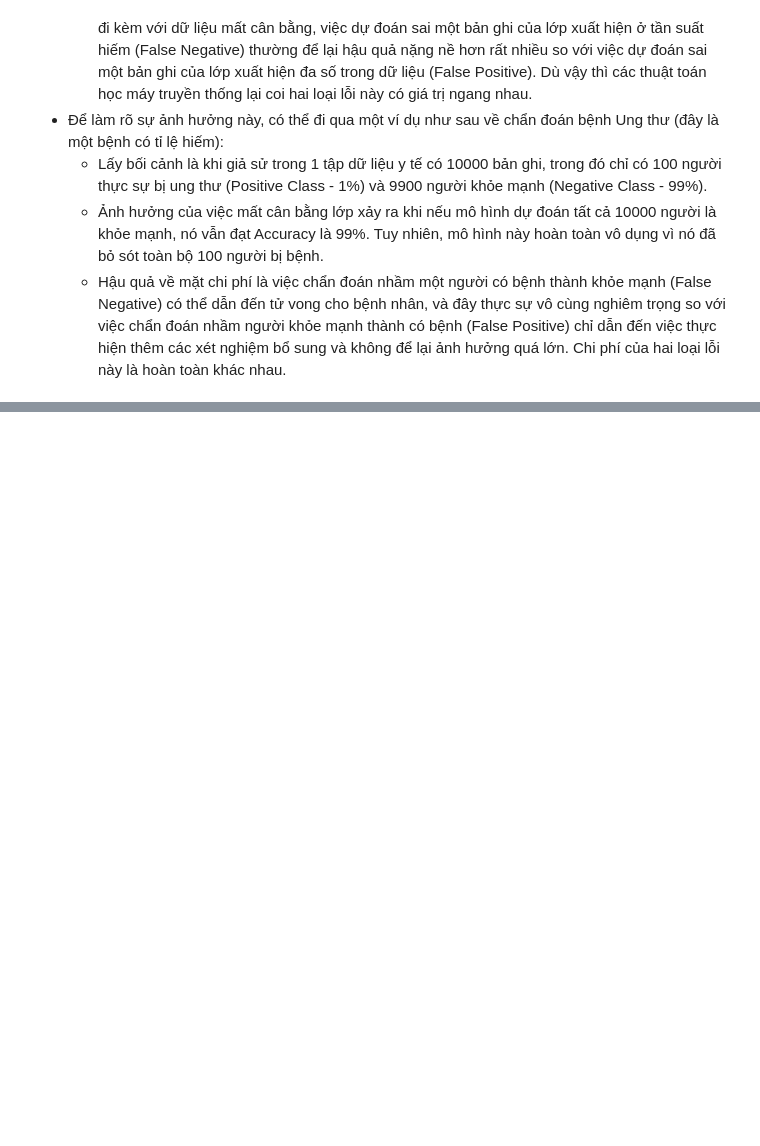
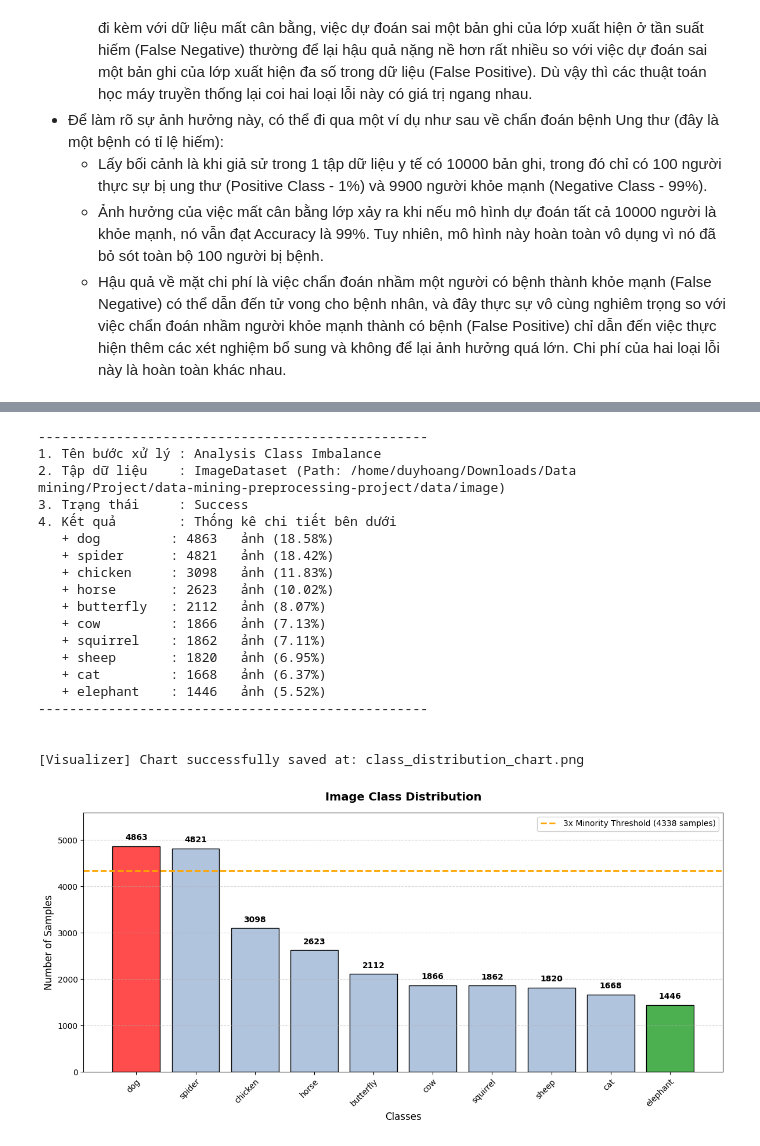
Before and after one commit to Taylor3691/mining-beyond-boundaries, a Jupyter notebook: notebooks/Hoang-image.imbalance.analysis.ipynb, the cells around one changed output, grey strips where cells are left out. Drawn from its saved outputs; the diff is of its cells as text; code cells hidden in the pictures; blank space fills up the shorter version.

Commit message:
feature: add Image Imbalance Analysis

```diff
--- a/notebooks/Hoang-image.imbalance.analysis.ipynb
+++ b/notebooks/Hoang-image.imbalance.analysis.ipynb
@@ -45,0 +65,29 @@
+# %%
+dataset = ImageDataset(path=PATH_FOLDER_IMAGE_RAW)
+
+# Khởi tạo Service
+imbalance_service = Imbalance()
+
+# Thực thi Service trên tập dữ liệu gốc
+class_counts_dict = dataset.accept(imbalance_service)
+# %% [output]
+--------------------------------------------------
+1. Tên bước xử lý : Analysis Class Imbalance
+2. Tập dữ liệu    : ImageDataset (Path: /home/duyhoang/Downloads/Data mining/Project/data-mining-preprocessing-project/data/image)
+3. Trạng thái     : Success
+4. Kết quả        : Thống kê chi tiết bên dưới
+   + dog         : 4863   ảnh (18.58%)
+   + spider      : 4821   ảnh (18.42%)
+   + chicken     : 3098   ảnh (11.83%)
+   + horse       : 2623   ảnh (10.02%)
+   + butterfly   : 2112   ảnh (8.07%)
+   + cow         : 1866   ảnh (7.13%)
+   + squirrel    : 1862   ảnh (7.11%)
+   + sheep       : 1820   ảnh (6.95%)
+   + cat         : 1668   ảnh (6.37%)
+   + elephant    : 1446   ảnh (5.52%)
+--------------------------------------------------
+
+
+[Visualizer] Chart successfully saved at: class_distribution_chart.png
+[figure, added]
```
Also changed, not shown: parts of 4 cells of this notebook.
